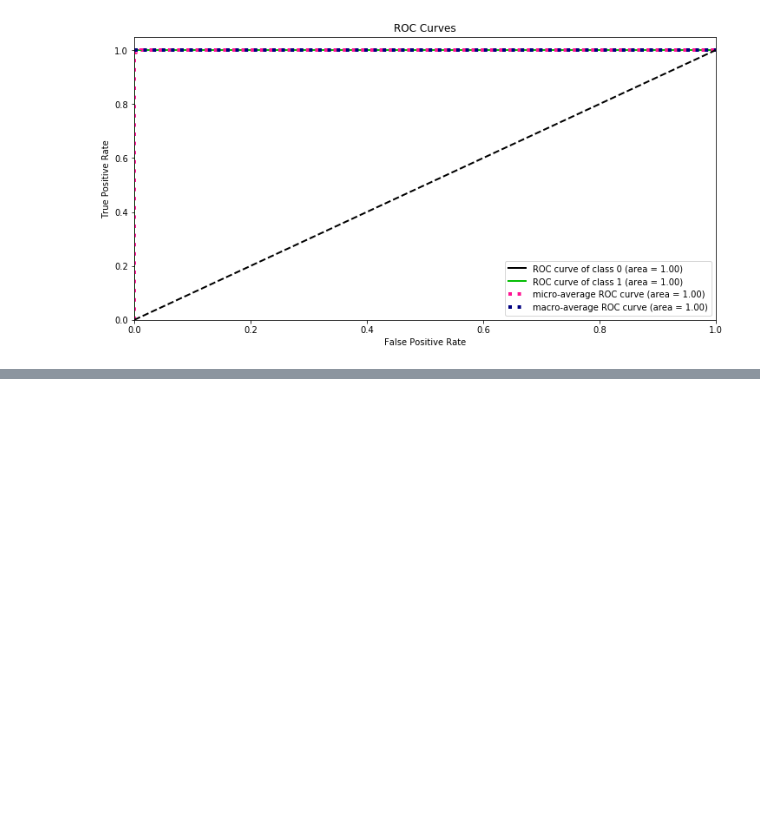
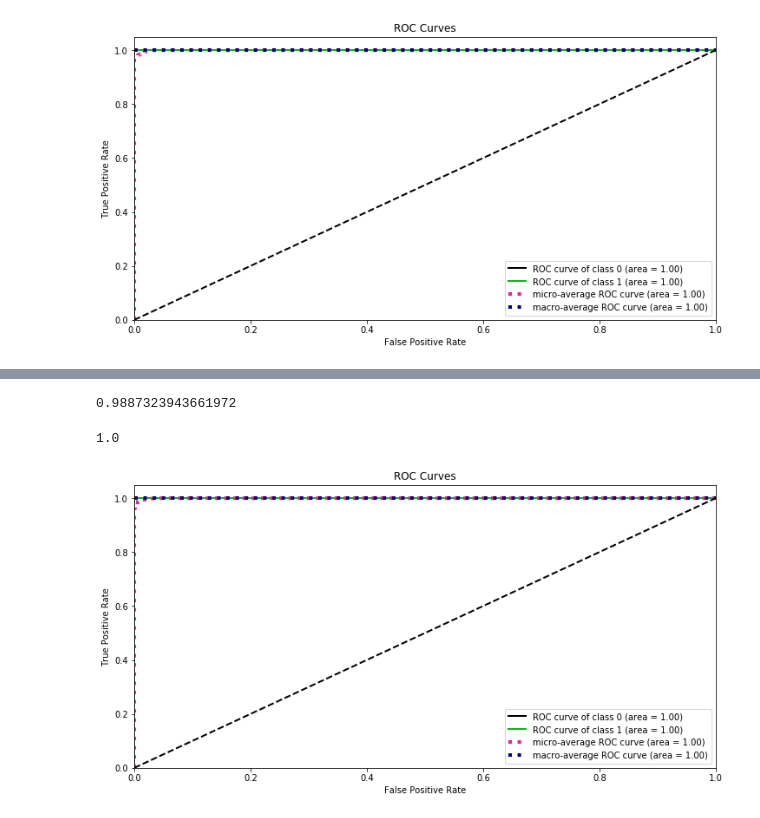
Before and after one commit to fivtyen/dmc_2019, a Jupyter notebook: analysis/upsampling_downsampling.ipynb, the cells around one changed output, grey strips where cells are left out. Saved outputs shown, nothing was run; the diff lists cells and outputs as text; code cells hidden in the pictures; blank space fills up the shorter version.

Commit message:
normalization test

```diff
--- a/analysis/upsampling_downsampling.ipynb
+++ b/analysis/upsampling_downsampling.ipynb
@@ -164,0 +169,10 @@ Precision: 0.9891304347826086, recall: 1.0, F1: 0.994535519125683
+# %%
+X_norm, y_norm = X_up, y_up
+X_norm = normalize(X_norm)
+X_train_norm, X_test_norm, y_train_norm, y_test_norm = train_test_split(X_norm, y_norm, test_size=0.2)
+# %%
+clf_norm = RandomForestClassifier(n_estimators=200, max_depth=20, random_state=123)
+clf_norm.fit(X_train_norm, y_train_norm)
+clf_norm.score(X_test_norm, y_test_norm)
+# %% [output]
+0.9887323943661972
@@ -164,0 +182,10 @@ Precision: 0.9891304347826086, recall: 1.0, F1: 0.994535519125683
+# %%
+roc_auc_score(y_test_norm, prob_y_norm)
+# %% [output]
+1.0
+# %%
+prob_y_norm_vis = clf_norm.predict_proba(X_test_norm)
+skplt.metrics.plot_roc(y_test_norm, prob_y_norm_vis)
+plt.show()
+# %% [output]
+[figure, added]
```
Also changed, not shown: parts of 14 cells of this notebook.
